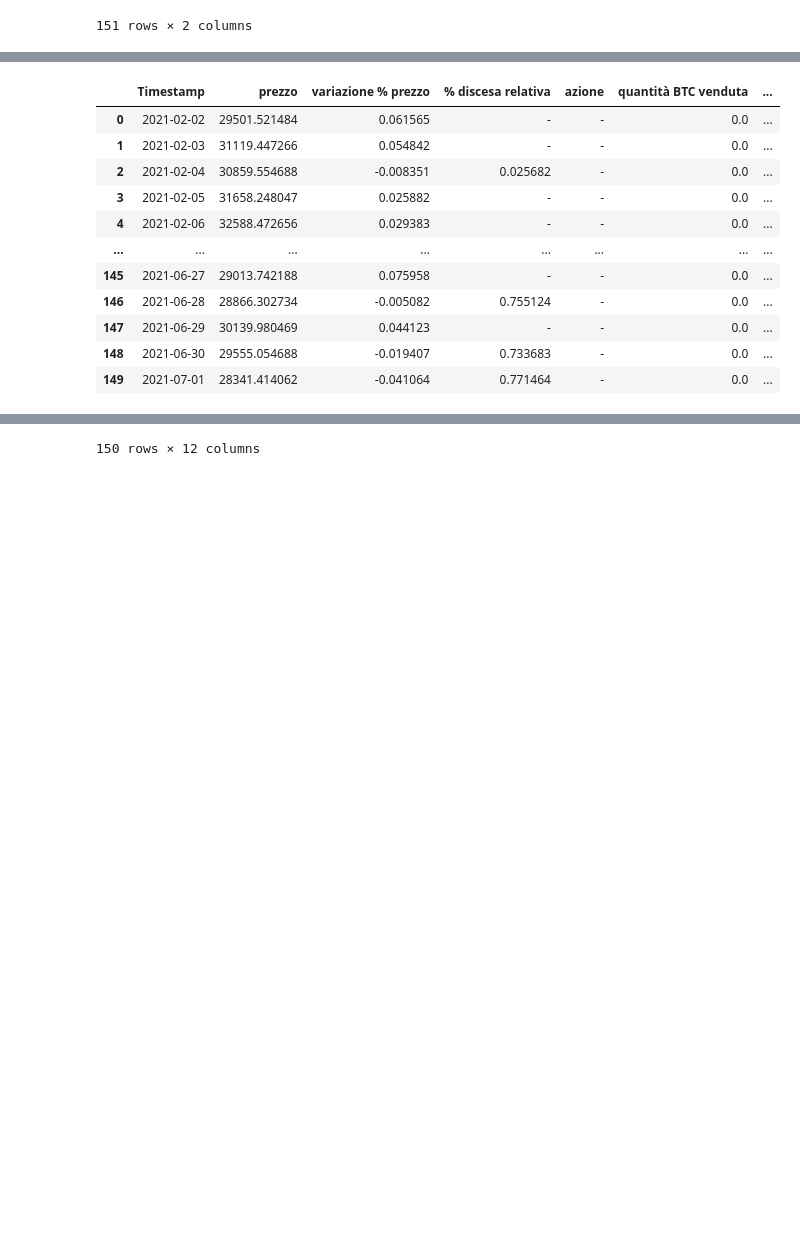
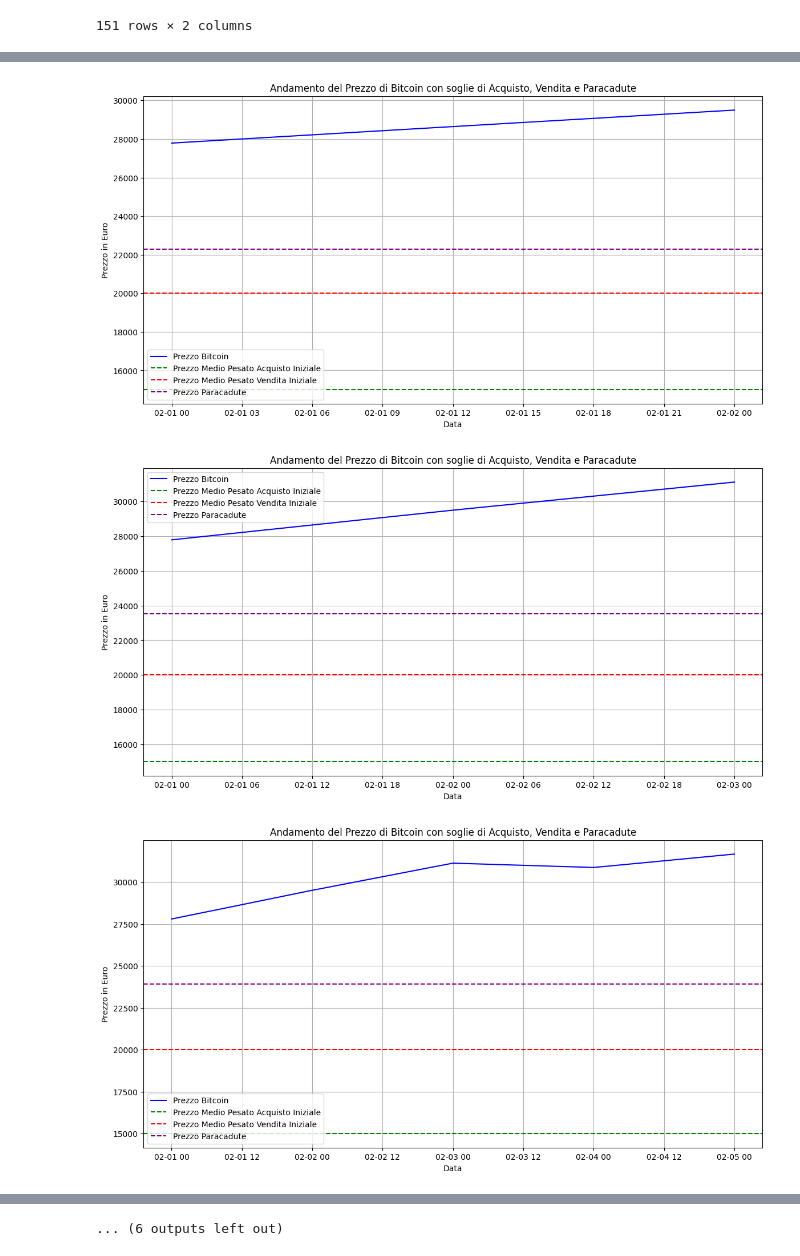
Before and after one commit to AleImbri/Crypto-strategies-simulations, a Jupyter notebook: Strategia vendita Bitcoin.ipynb, the cells around one changed output, grey strips where cells are left out. Saved outputs shown, nothing was run; the diff lists cells and outputs as text; code cells hidden in the pictures; blank space fills up the shorter version.

```diff
--- a/Strategia vendita Bitcoin.ipynb
+++ b/Strategia vendita Bitcoin.ipynb
@@ -86,7 +122,10 @@ plt.show()
 # Variabili iniziali
 btc_posseduti = bitcoin_iniziali
 liquidità = liquidità_iniziale
-massimo_prezzo_raggiunto = dati['Price'].iloc[0]  # Per tenere traccia del massimo raggiunto
+massimo_prezzo_raggiunto = dati['Price'].iloc[0] # Per tenere traccia del massimo raggiunto
+massimo_precedente = dati['Price'].iloc[0]
+
+prezzi_paracadute = [prezzo_paracadute]
 
 # DataFrame per registrare le transazioni giornaliere
 transazioni = []
@@ -95,7 +134,23 @@ transazioni = []
 for i in range(1, len(dati)):
     # Aggiorna il massimo prezzo raggiunto
     prezzo_attuale = dati["Price"].iloc[i]
-    massimo_prezzo_raggiunto = max(massimo_prezzo_raggiunto, prezzo_attuale)
+
+    if max(massimo_prezzo_raggiunto, prezzo_attuale) > massimo_prezzo_raggiunto:
+        massimo_precedente = massimo_prezzo_raggiunto
+        massimo_prezzo_raggiunto = max(massimo_prezzo_raggiunto, prezzo_attuale)
+        if paracadute_variabile:
+            prezzo_paracadute = prezzo_paracadute * massimo_prezzo_raggiunto / massimo_precedente #prezzo_attuale / rapporto_prezzo_e_paracadute
+            grafico(dati.iloc[:i+1], prezzo_paracadute)
+
+        prezzi_paracadute.append(prezzo_paracadute)
+
+        if sopportazione_variabile:
+            max_drawdown_relativo_prezzo = calcola_max_drawdown_relativo_prezzo(dati["Price"].iloc[:i+1], prezzi_paracadute)
+            # Cambio la soglia sopportabile solo se il max drawdown relativo che c'è stato in passato è maggiore della soglia sopportabile attuale
+            if max_drawdown_relativo_prezzo > soglia_sopportabile:
+                soglia_sopportabile = max_drawdown_relativo_prezzo
+    else:
+        prezzi_paracadute.append(prezzo_paracadute)
 
     azione = "-"
     btc_da_vendere = 0
@@ -104,15 +159,15 @@ for i in range(1, len(dati)):
     pct_btc_venduta_iniziali = '-'
 
     # Calcola la percentuale attuale di discesa rispetto alla base di riferimento
-    if massimo_prezzo_raggiunto > base_di_riferimento:
-        percentuale_discesa_relativa = (massimo_prezzo_raggiunto - prezzo_attuale) / (massimo_prezzo_raggiunto - base_di_riferimento)
+    if massimo_prezzo_raggiunto > prezzo_paracadute:
+        percentuale_discesa_relativa = (massimo_prezzo_raggiunto - prezzo_attuale) / (massimo_prezzo_raggiunto - prezzo_paracadute)
     else:
-        percentuale_discesa_relativa = 0
+        percentuale_discesa_relativa = 1
 
     # Controlla se il prezzo attuale è in discesa rispetto al prezzo di ieri
     prezzo_ieri = dati["Price"].iloc[i - 1]
     prezzo_in_discesa = prezzo_attuale < prezzo_ieri
-    variazione_prezzo = (prezzo_attuale - prezzo_ieri) / prezzo_ieri if prezzo_ieri > 0 else 0
+    variazione_prezzo = (prezzo_attuale - prezzo_ieri) / prezzo_ieri
 
     # Condizione di vendita
     if percentuale_discesa_relativa > soglia_sopportabile and prezzo_in_discesa:
@@ -140,42 +195,36 @@ for i in range(1, len(dati)):
 
             # Calcola le percentuali di BTC venduta
             pct_btc_venduta_attuali = (btc_da_vendere / btc_posseduti_prima)
             pct_btc_venduta_iniziali = (btc_da_vendere / bitcoin_iniziali)
 
     # Valore totale del portafoglio
     valore_totale_portafoglio = liquidità + (btc_posseduti * prezzo_attuale)
 
     # Registra i dati nel dataframe delle transazioni
     transazioni.append({
         "Timestamp": dati["Timestamp"].iloc[i],
         "prezzo": prezzo_attuale,
+        "max_prezzo": massimo_prezzo_raggiunto,
+        "prezzo_paracadute": prezzo_paracadute,
+        "soglia_sopportabile": soglia_sopportabile,
         "variazione % prezzo": variazione_prezzo,  # Convertito in percentuale
         "% discesa relativa": percentuale_discesa_relativa if prezzo_in_discesa else "-",
         "azione": azione,
         "quantità BTC venduta": btc_da_vendere,
         "% BTC venduta attuali": pct_btc_venduta_attuali,
         "% BTC venduta iniziali": pct_btc_venduta_iniziali,
         "liquidità guadagnata": liquidità_guadagnata,
         "liquidità": liquidità,
         "bitcoin": btc_posseduti,
         "valore_totale_portafoglio": valore_totale_portafoglio
     })
 
 # Crea un DataFrame dalle transazioni
 df_transazioni = pd.DataFrame(transazioni)
 
 # Mostra le prime righe del DataFrame delle transazioni
 df_transazioni
 # %% [output]
-|  | Timestamp | prezzo | variazione % prezzo | % discesa relativa | azione | quantità BTC venduta | ... |
-| 0 | 2021-02-02 | 29501.521484 | 0.061565 | - | - | 0.0 | ... |
-| 1 | 2021-02-03 | 31119.447266 | 0.054842 | - | - | 0.0 | ... |
-| 2 | 2021-02-04 | 30859.554688 | -0.008351 | 0.025682 | - | 0.0 | ... |
-| 3 | 2021-02-05 | 31658.248047 | 0.025882 | - | - | 0.0 | ... |
-| 4 | 2021-02-06 | 32588.472656 | 0.029383 | - | - | 0.0 | ... |
-| ... | ... | ... | ... | ... | ... | ... | ... |
-| 145 | 2021-06-27 | 29013.742188 | 0.075958 | - | - | 0.0 | ... |
-| 146 | 2021-06-28 | 28866.302734 | -0.005082 | 0.755124 | - | 0.0 | ... |
-| 147 | 2021-06-29 | 30139.980469 | 0.044123 | - | - | 0.0 | ... |
-| 148 | 2021-06-30 | 29555.054688 | -0.019407 | 0.733683 | - | 0.0 | ... |
-| 149 | 2021-07-01 | 28341.414062 | -0.041064 | 0.771464 | - | 0.0 | ... |
+[figure, added]
+[figure, added]
+[figure, added]
@@ -182,4 +240,4 @@ df_transazioni
-150 rows × 12 columns
+... (6 outputs left out)
 # %%
 df_transazioni['valore_totale_portafoglio'].iloc[-1] / df_transazioni['valore_totale_portafoglio'].iloc[0]
 # %% [output]
```
Also changed, not shown: parts of 9 cells of this notebook.
